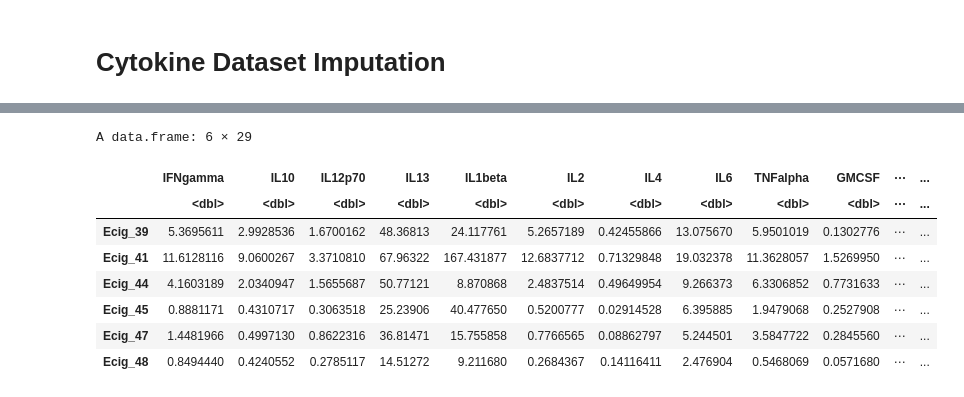
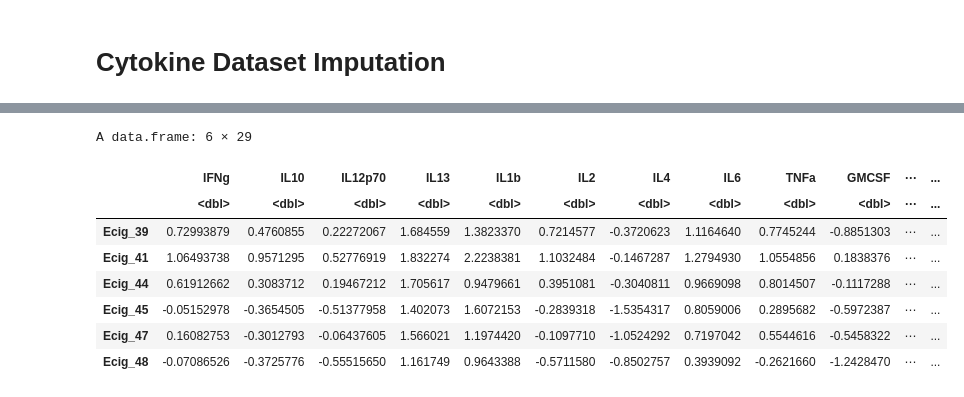
Before and after one commit to UNC-CEMALB/P1002_Ecig-Metabolomics-NELF, a Jupyter notebook: 1. Data Imputation/Data Imputation.ipynb, the cells around one changed output, grey strips where cells are left out. Cells and saved outputs as stored; diff of their text form; code cells hidden in the pictures.

```diff
--- a/1. Data Imputation/Data Imputation.ipynb
+++ b/1. Data Imputation/Data Imputation.ipynb
@@ -135,16 +230,18 @@ A matrix: 6 × 29 of type dbl
 | Ecig_47 | 1.4481966 | 0.4997130 | 0.8622316 | 36.81471 | 15.755858 | 0.7766565 | 0.08862797 | 5.244501 | 3.5847722 | 0.2845560 | ⋯ | ... |
 | Ecig_48 | 0.8494440 | 0.4240552 | 0.2785117 | 14.51272 | 9.211680 | 0.2684367 | 0.14116411 | 2.476904 | 0.5468069 | 0.0571680 | ⋯ | ... |
 # %%
-imputed_QRILC_object = impute.QRILC(filtered_cytokine_matrix)
-imputed_cytokine_df = data.frame(imputed_QRILC_object[1])
-head(imputed_cytokine_df)
+#QRILC function imputes on normalized, so taking log of data to normalize it
+set.seed(7) #ensures reproducibility
+imputed_QRILC_object = impute.QRILC(log10(filtered_cytokine_matrix))
+imputed_log_cytokine_df = data.frame(imputed_QRILC_object[1])
+head(imputed_log_cytokine_df)
 # %% [output]
 A data.frame: 6 × 29
-|  | IFNgamma | IL10 | IL12p70 | IL13 | IL1beta | IL2 | IL4 | IL6 | TNFalpha | GMCSF | ⋯ | ... |
+|  | IFNg | IL10 | IL12p70 | IL13 | IL1b | IL2 | IL4 | IL6 | TNFa | GMCSF | ⋯ | ... |
 |  | <dbl> | <dbl> | <dbl> | <dbl> | <dbl> | <dbl> | <dbl> | <dbl> | <dbl> | <dbl> | ⋯ | ... |
-| Ecig_39 | 5.3695611 | 2.9928536 | 1.6700162 | 48.36813 | 24.117761 | 5.2657189 | 0.42455866 | 13.075670 | 5.9501019 | 0.1302776 | ⋯ | ... |
-| Ecig_41 | 11.6128116 | 9.0600267 | 3.3710810 | 67.96322 | 167.431877 | 12.6837712 | 0.71329848 | 19.032378 | 11.3628057 | 1.5269950 | ⋯ | ... |
-| Ecig_44 | 4.1603189 | 2.0340947 | 1.5655687 | 50.77121 | 8.870868 | 2.4837514 | 0.49649954 | 9.266373 | 6.3306852 | 0.7731633 | ⋯ | ... |
-| Ecig_45 | 0.8881171 | 0.4310717 | 0.3063518 | 25.23906 | 40.477650 | 0.5200777 | 0.02914528 | 6.395885 | 1.9479068 | 0.2527908 | ⋯ | ... |
-| Ecig_47 | 1.4481966 | 0.4997130 | 0.8622316 | 36.81471 | 15.755858 | 0.7766565 | 0.08862797 | 5.244501 | 3.5847722 | 0.2845560 | ⋯ | ... |
-| Ecig_48 | 0.8494440 | 0.4240552 | 0.2785117 | 14.51272 | 9.211680 | 0.2684367 | 0.14116411 | 2.476904 | 0.5468069 | 0.0571680 | ⋯ | ... |
+| Ecig_39 | 0.72993879 | 0.4760855 | 0.22272067 | 1.684559 | 1.3823370 | 0.7214577 | -0.3720623 | 1.1164640 | 0.7745244 | -0.8851303 | ⋯ | ... |
+| Ecig_41 | 1.06493738 | 0.9571295 | 0.52776919 | 1.832274 | 2.2238381 | 1.1032484 | -0.1467287 | 1.2794930 | 1.0554856 | 0.1838376 | ⋯ | ... |
+| Ecig_44 | 0.61912662 | 0.3083712 | 0.19467212 | 1.705617 | 0.9479661 | 0.3951081 | -0.3040811 | 0.9669098 | 0.8014507 | -0.1117288 | ⋯ | ... |
+| Ecig_45 | -0.05152978 | -0.3654505 | -0.51377958 | 1.402073 | 1.6072153 | -0.2839318 | -1.5354317 | 0.8059006 | 0.2895682 | -0.5972387 | ⋯ | ... |
+| Ecig_47 | 0.16082753 | -0.3012793 | -0.06437605 | 1.566021 | 1.1974420 | -0.1097710 | -1.0524292 | 0.7197042 | 0.5544616 | -0.5458322 | ⋯ | ... |
+| Ecig_48 | -0.07086526 | -0.3725776 | -0.55515650 | 1.161749 | 0.9643388 | -0.5711580 | -0.8502757 | 0.3939092 | -0.2621660 | -1.2428470 | ⋯ | ... |
```
Also changed, not shown: parts of 15 cells of this notebook.
